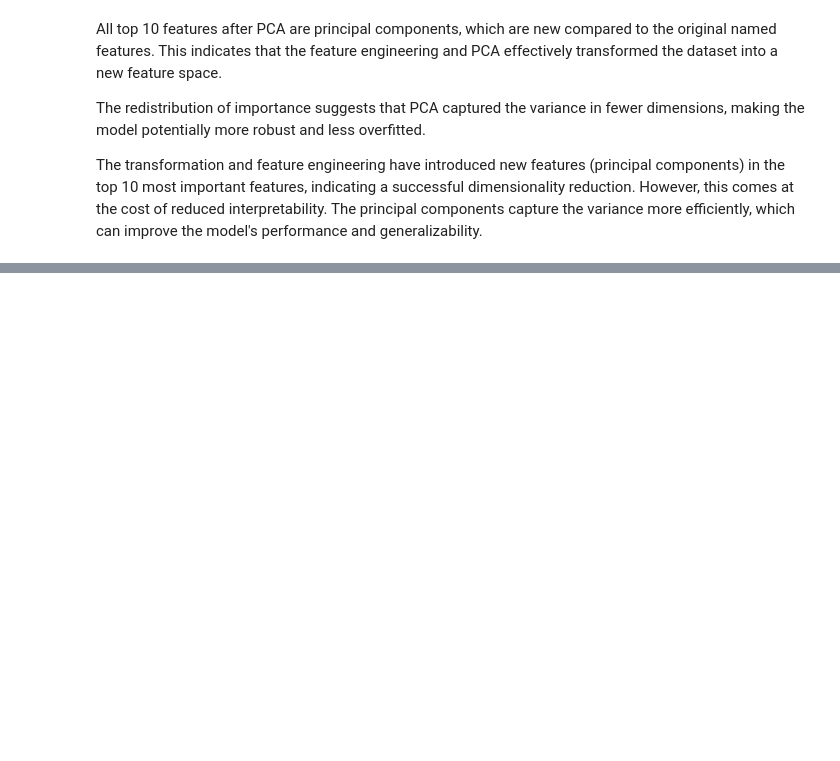
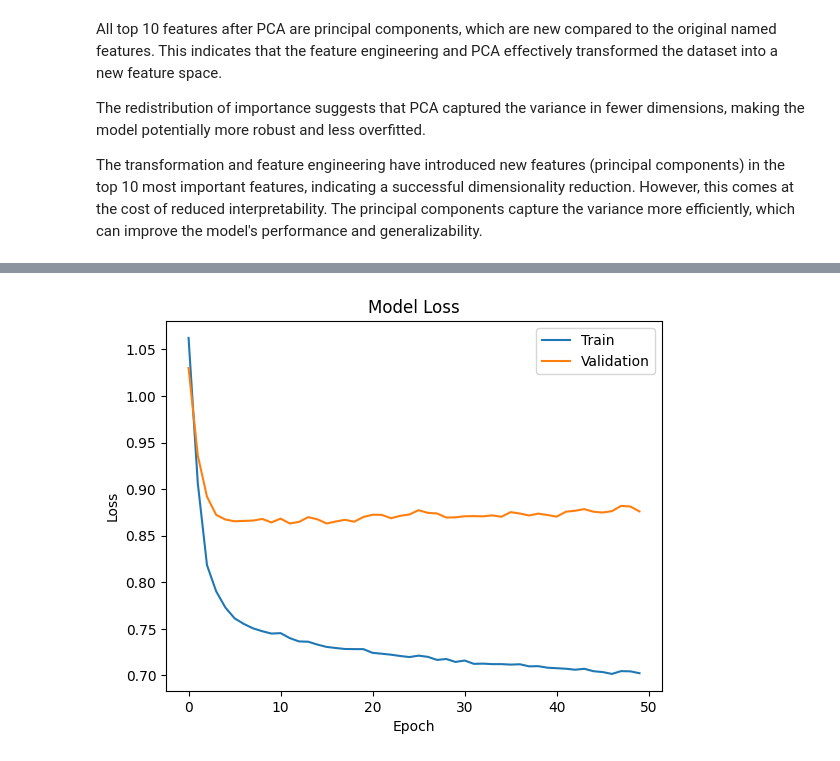
Before and after one commit to Nyakatodianah/Cirrheosis-prediction-in-patients, a Jupyter notebook: Cirrhosis_Prediction.ipynb, the cells around one changed output, grey strips where cells are left out. Saved outputs shown, nothing was run; the diff lists cells and outputs as text; code cells hidden in the pictures; blank space fills up the shorter version.

```diff
--- a/Cirrhosis_Prediction.ipynb
+++ b/Cirrhosis_Prediction.ipynb
@@ -450,3 +450,15 @@ The redistribution of importance suggests that PCA captured the variance in fewe
 
 
 The transformation and feature engineering have introduced new features (principal components) in the top 10 most important features, indicating a successful dimensionality reduction. However, this comes at the cost of reduced interpretability. The principal components capture the variance more efficiently, which can improve the model's performance and generalizability.
+# %%
+#Build a small neural network (with only 1 hidden layer)
+from tensorflow.keras.models import Sequential
+from tensorflow.keras.layers import Dense
+from tensorflow.keras.optimizers import Adam
+
+model = Sequential()
+model.add(Dense(64, activation='relu', input_dim=X_train_pca.shape[1]))
+model.add(Dense(32, activation='relu'))
+model.add(Dense(1))
+model.compile(loss='mean_squared_error', optimizer=Adam(learning_rate=0.001))
+model.summary()
@@ -452,0 +481,9 @@ The transformation and feature engineering have introduced new features (princip
+# %%
+#Fit it for 50 epochs
+#Use the Early Stopping callback
+#Start with patience =5 monitoring val_accuracy.
+
+from tensorflow.keras.callbacks import EarlyStopping
+early_stopping = EarlyStopping(monitor='val_accuracy', patience=5)
+history = model.fit(X_train_pca, y_train, epochs=50, batch_size=32, validation_split=0.2, callbacks=[early_stopping])
+history.history.keys()
@@ -452,0 +509,12 @@ The transformation and feature engineering have introduced new features (princip
+# %%
+#Save the history and visualize it.
+import matplotlib.pyplot as plt
+plt.plot(history.history['loss'])
+plt.plot(history.history['val_loss'])
+plt.title('Model Loss')
+plt.ylabel('Loss')
+plt.xlabel('Epoch')
+plt.legend(['Train', 'Validation'], loc='upper right')
+plt.show()
+# %% [output]
+[figure, added]
```
Also changed, not shown: parts of 5 cells of this notebook.
